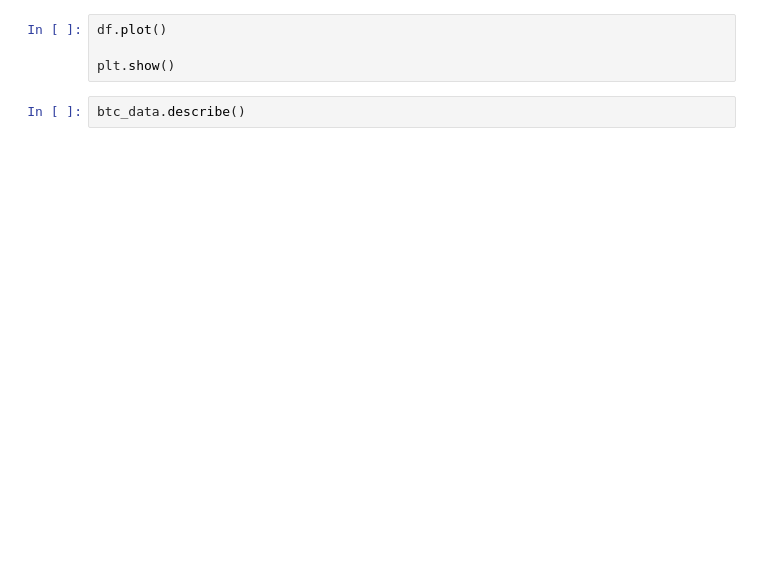
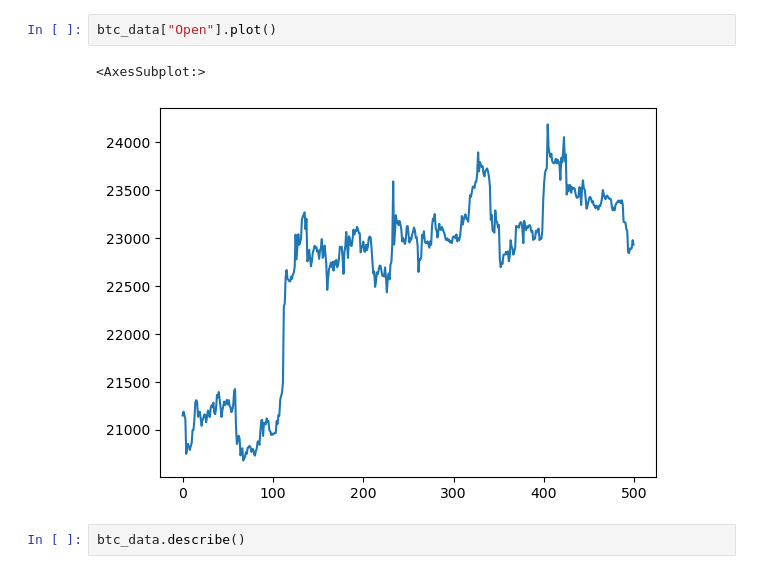
Before and after one commit to Emindu/btc_analysis, a Jupyter notebook: data_description.ipynb, the cells around one changed output. Drawn from its saved outputs; the diff is of its cells as text; blank space fills up the shorter version.

```diff
--- a/data_description.ipynb
+++ b/data_description.ipynb
@@ -9,10 +9,11 @@ btc_data.head()
 | 2 | 1673852400000 | 21149.80 | 21159.70 | 21066.23 | 21109.23 | 7602.55388 | 1673855999999 | 1.604160e+08 | ... |
 | 3 | 1673856000000 | 21109.40 | 21113.22 | 20666.00 | 20747.70 | 24188.23332 | 1673859599999 | 5.032742e+08 | ... |
 | 4 | 1673859600000 | 20746.75 | 20840.00 | 20720.00 | 20824.08 | 9658.96868 | 1673863199999 | 2.008177e+08 | ... |
-# %%
-df.plot()
-
-plt.show()
+# %%
+btc_data["Open"].plot()
+# %% [output]
+<AxesSubplot:>
+[figure, added]
 # %%
 btc_data.describe()
 # %% [output]
```
